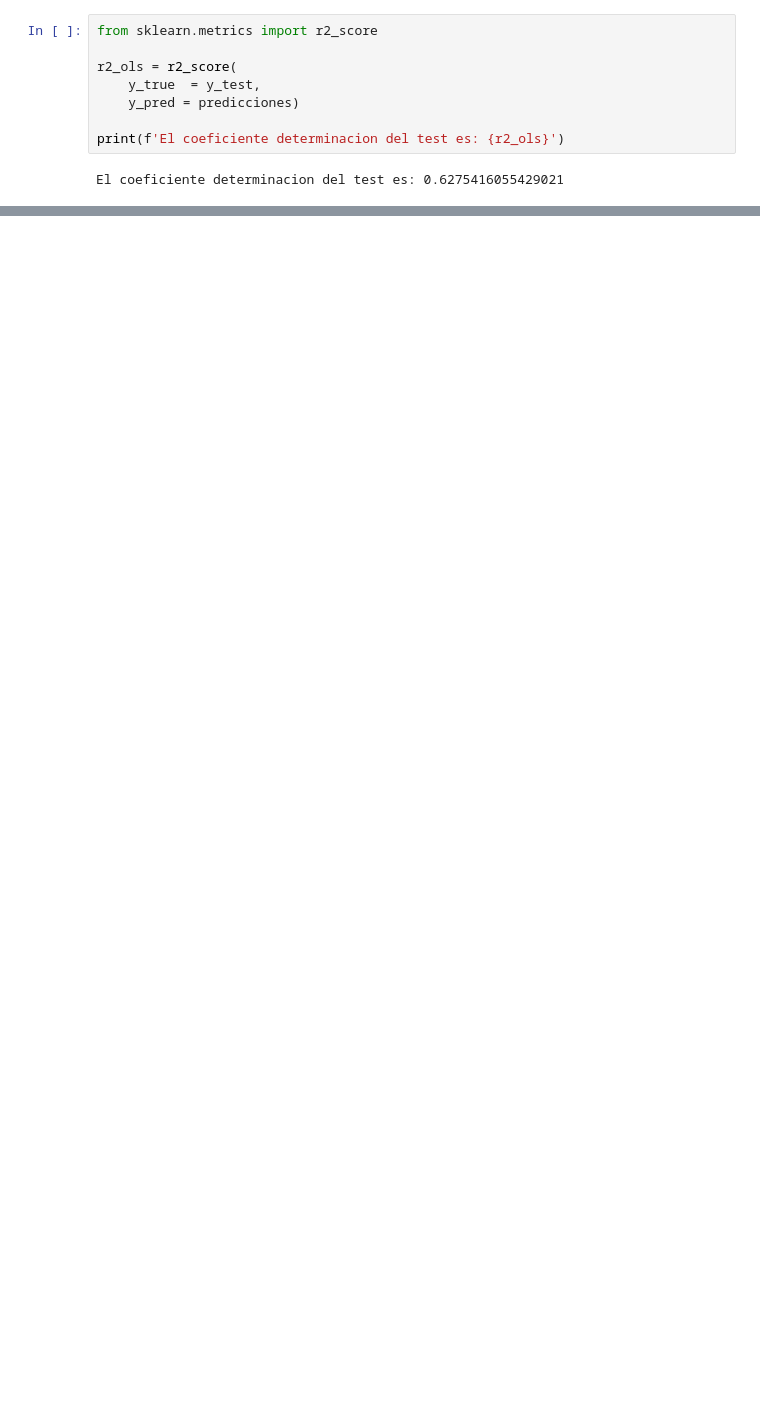
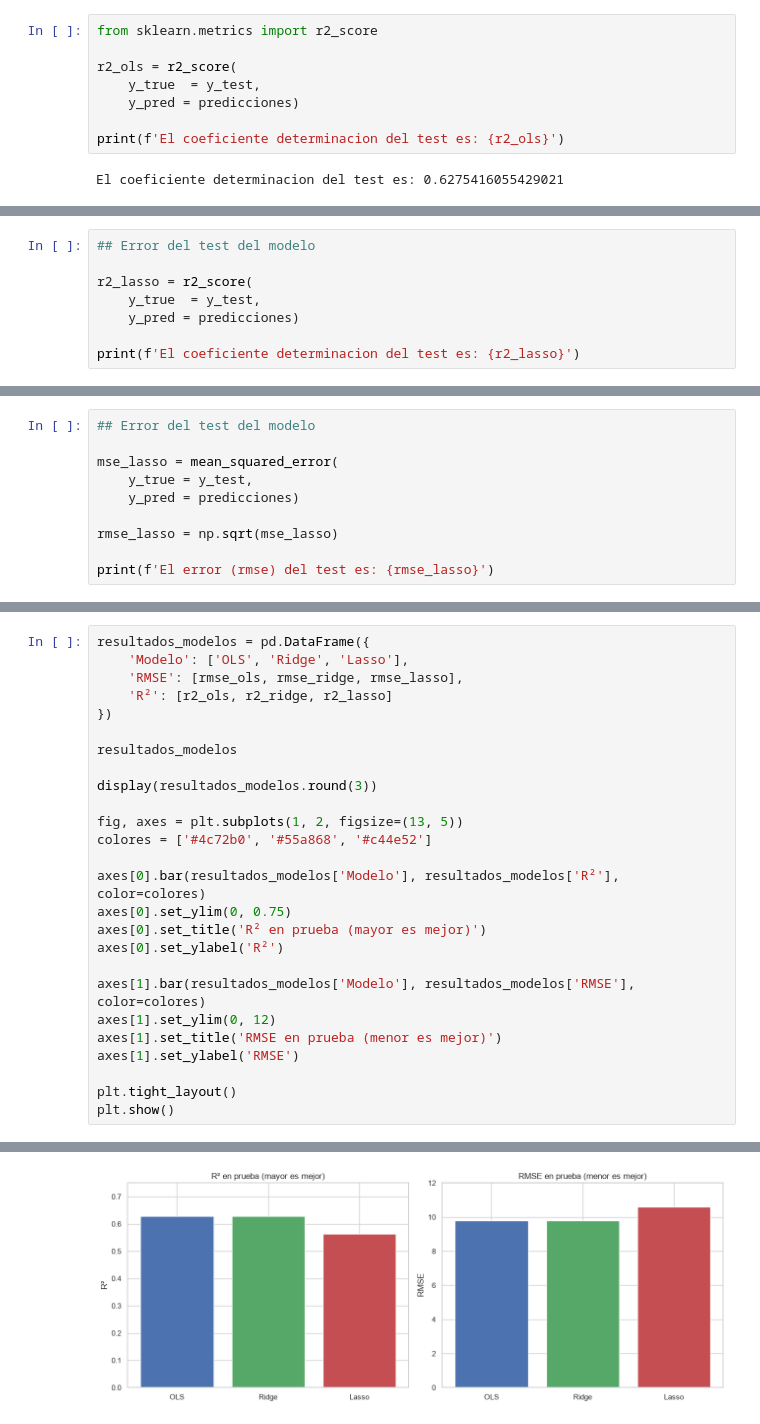
Before and after one commit to dashX1603/ConcreteStrength_Regression, a Jupyter notebook: TareaRegresion_Dashiel_Espinoza.ipynb, the cells around one changed output, grey strips where cells are left out. Saved outputs shown, nothing was run; the diff lists cells and outputs as text; blank space fills up the shorter version.

```diff
--- a/TareaRegresion_Dashiel_Espinoza.ipynb
+++ b/TareaRegresion_Dashiel_Espinoza.ipynb
@@ -515,0 +702,8 @@ Ridge()
+# %%
+## Error del test del modelo
+
+r2_lasso = r2_score(
+    y_true  = y_test,
+    y_pred = predicciones)
+
+print(f'El coeficiente determinacion del test es: {r2_lasso}')
@@ -515,0 +714,10 @@ Ridge()
+# %%
+## Error del test del modelo
+
+mse_lasso = mean_squared_error(
+    y_true = y_test,
+    y_pred = predicciones)
+
+rmse_lasso = np.sqrt(mse_lasso)
+
+print(f'El error (rmse) del test es: {rmse_lasso}')
@@ -515,0 +728,27 @@ Ridge()
+# %%
+resultados_modelos = pd.DataFrame({
+    'Modelo': ['OLS', 'Ridge', 'Lasso'],
+    'RMSE': [rmse_ols, rmse_ridge, rmse_lasso],
+    'R²': [r2_ols, r2_ridge, r2_lasso]
+})
+
+resultados_modelos
+
+display(resultados_modelos.round(3))
+
+fig, axes = plt.subplots(1, 2, figsize=(13, 5))
+colores = ['#4c72b0', '#55a868', '#c44e52']
+
+axes[0].bar(resultados_modelos['Modelo'], resultados_modelos['R²'], color=colores)
+axes[0].set_ylim(0, 0.75)
+axes[0].set_title('R² en prueba (mayor es mejor)')
+axes[0].set_ylabel('R²')
+
+axes[1].bar(resultados_modelos['Modelo'], resultados_modelos['RMSE'], color=colores)
+axes[1].set_ylim(0, 12)
+axes[1].set_title('RMSE en prueba (menor es mejor)')
+axes[1].set_ylabel('RMSE')
+
+plt.tight_layout()
+plt.show()
+# %% [output]
@@ -515,0 +759 @@ Ridge()
+[figure, added]
```
Also changed, not shown: parts of 53 cells of this notebook.
